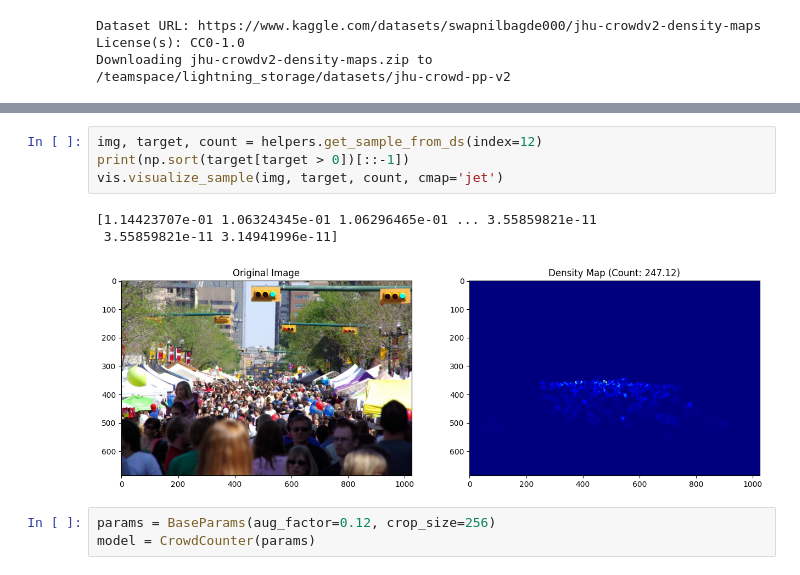
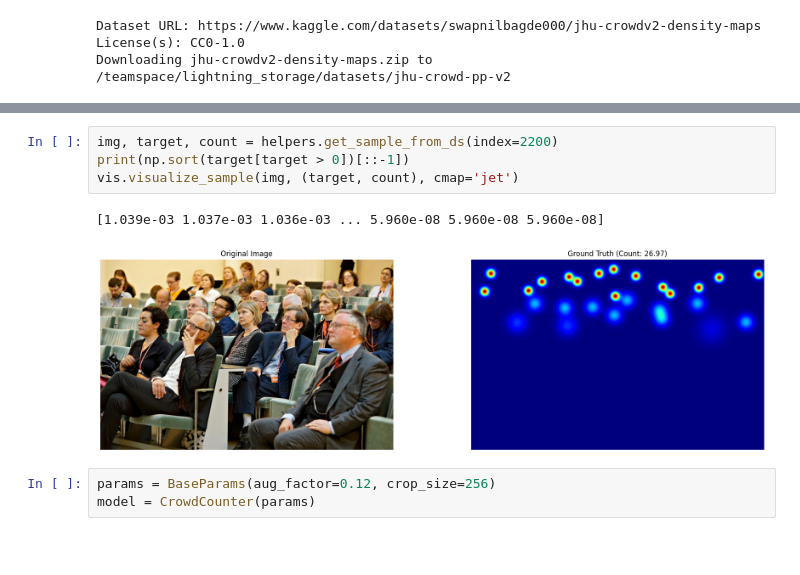
Before and after one commit to Karam-Antar/crowd_counting, a Jupyter notebook: notebooks/eda.ipynb, the cells around one changed output, grey strips where cells are left out. Cells and saved outputs as stored; diff of their text form; blank space fills up the shorter version.

```diff
--- a/notebooks/eda.ipynb
+++ b/notebooks/eda.ipynb
@@ -34,11 +25,10 @@ os.rename(old_path, new_path)
 # %%
-img, target, count = helpers.get_sample_from_ds(index=12)
+img, target, count = helpers.get_sample_from_ds(index=2200)
 print(np.sort(target[target > 0])[::-1])
-vis.visualize_sample(img, target, count, cmap='jet')
+vis.visualize_sample(img, (target, count), cmap='jet')
 # %% [output]
-[1.14423707e-01 1.06324345e-01 1.06296465e-01 ... 3.55859821e-11
- 3.55859821e-11 3.14941996e-11]
+[1.039e-03 1.037e-03 1.036e-03 ... 5.960e-08 5.960e-08 5.960e-08]
-[figure, old version]
+[figure, new version]
 # %%
 params = BaseParams(aug_factor=0.12, crop_size=256)
 model = CrowdCounter(params)
```
Also changed, not shown: parts of 1 cell of this notebook, 4 other files.
